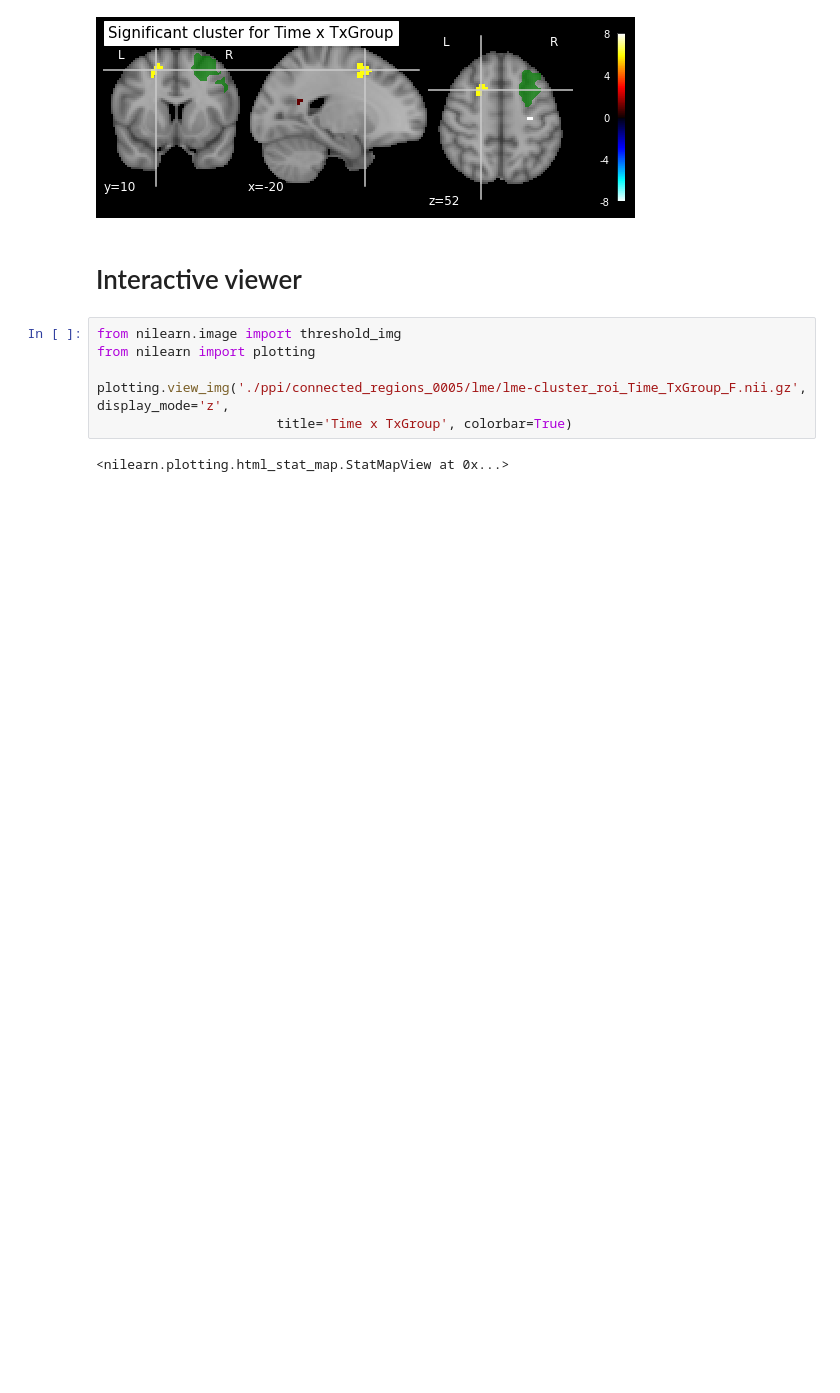
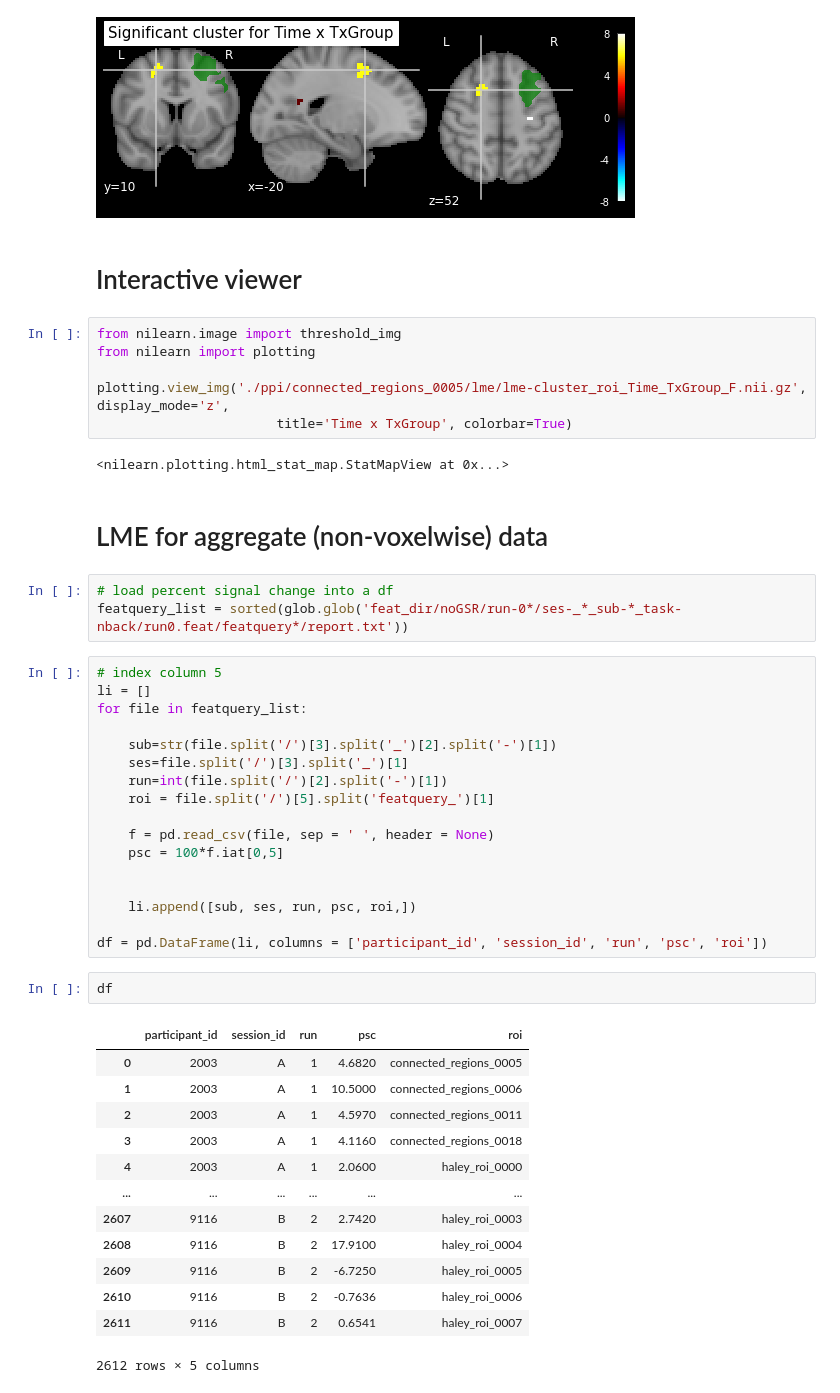
Before and after one commit to tbweng/lllt, a Jupyter notebook: lme.ipynb, the cells around one changed output. Cells and saved outputs as stored; diff of their text form; blank space fills up the shorter version.

Commit message:
prep for percent signal change lme

```diff
--- a/lme.ipynb
+++ b/lme.ipynb
@@ -394,3 +394,41 @@ plotting.view_img('./ppi/connected_regions_0005/lme/lme-cluster_roi_Time_TxGroup
                        title='Time x TxGroup', colorbar=True)
 # %% [output]
 <nilearn.plotting.html_stat_map.StatMapView at 0x...>
+# %% [markdown]
+# LME for aggregate (non-voxelwise) data
+# %%
+# load percent signal change into a df
+featquery_list = sorted(glob.glob('feat_dir/noGSR/run-0*/ses-_*_sub-*_task-nback/run0.feat/featquery*/report.txt'))
+# %%
+# index column 5
+li = []
+for file in featquery_list:
+
+    sub=str(file.split('/')[3].split('_')[2].split('-')[1])
+    ses=file.split('/')[3].split('_')[1]
+    run=int(file.split('/')[2].split('-')[1])
+    roi = file.split('/')[5].split('featquery_')[1]
+
+    f = pd.read_csv(file, sep = ' ', header = None)
+    psc = 100*f.iat[0,5]
+
+
+    li.append([sub, ses, run, psc, roi,])
+
+df = pd.DataFrame(li, columns = ['participant_id', 'session_id', 'run', 'psc', 'roi'])
+# %%
+df
+# %% [output]
+|  | participant_id | session_id | run | psc | roi |
+| 0 | 2003 | A | 1 | 4.6820 | connected_regions_0005 |
+| 1 | 2003 | A | 1 | 10.5000 | connected_regions_0006 |
+| 2 | 2003 | A | 1 | 4.5970 | connected_regions_0011 |
+| 3 | 2003 | A | 1 | 4.1160 | connected_regions_0018 |
+| 4 | 2003 | A | 1 | 2.0600 | haley_roi_0000 |
+| ... | ... | ... | ... | ... | ... |
+| 2607 | 9116 | B | 2 | 2.7420 | haley_roi_0003 |
+| 2608 | 9116 | B | 2 | 17.9100 | haley_roi_0004 |
+| 2609 | 9116 | B | 2 | -6.7250 | haley_roi_0005 |
+| 2610 | 9116 | B | 2 | -0.7636 | haley_roi_0006 |
+| 2611 | 9116 | B | 2 | 0.6541 | haley_roi_0007 |
+2612 rows × 5 columns
```
